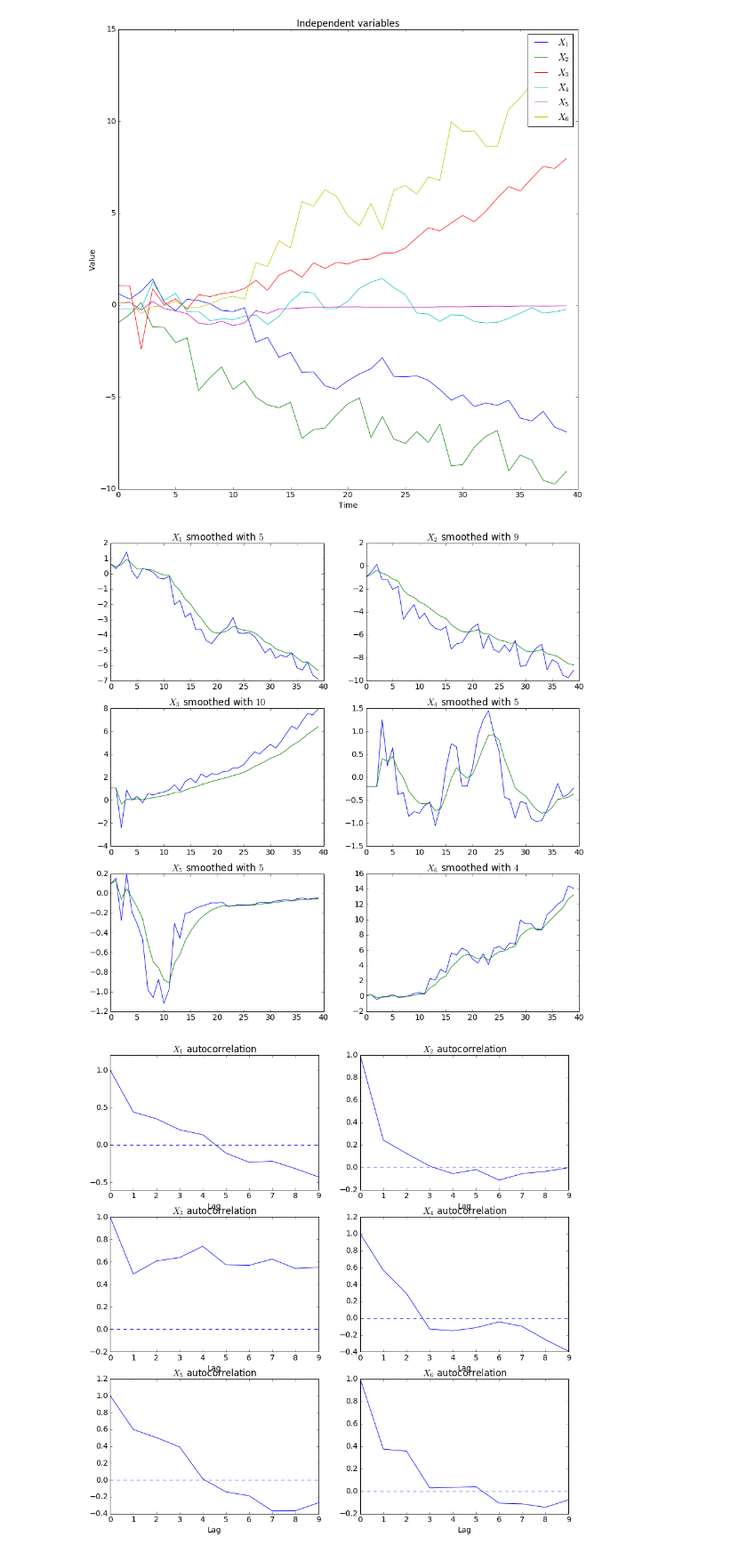
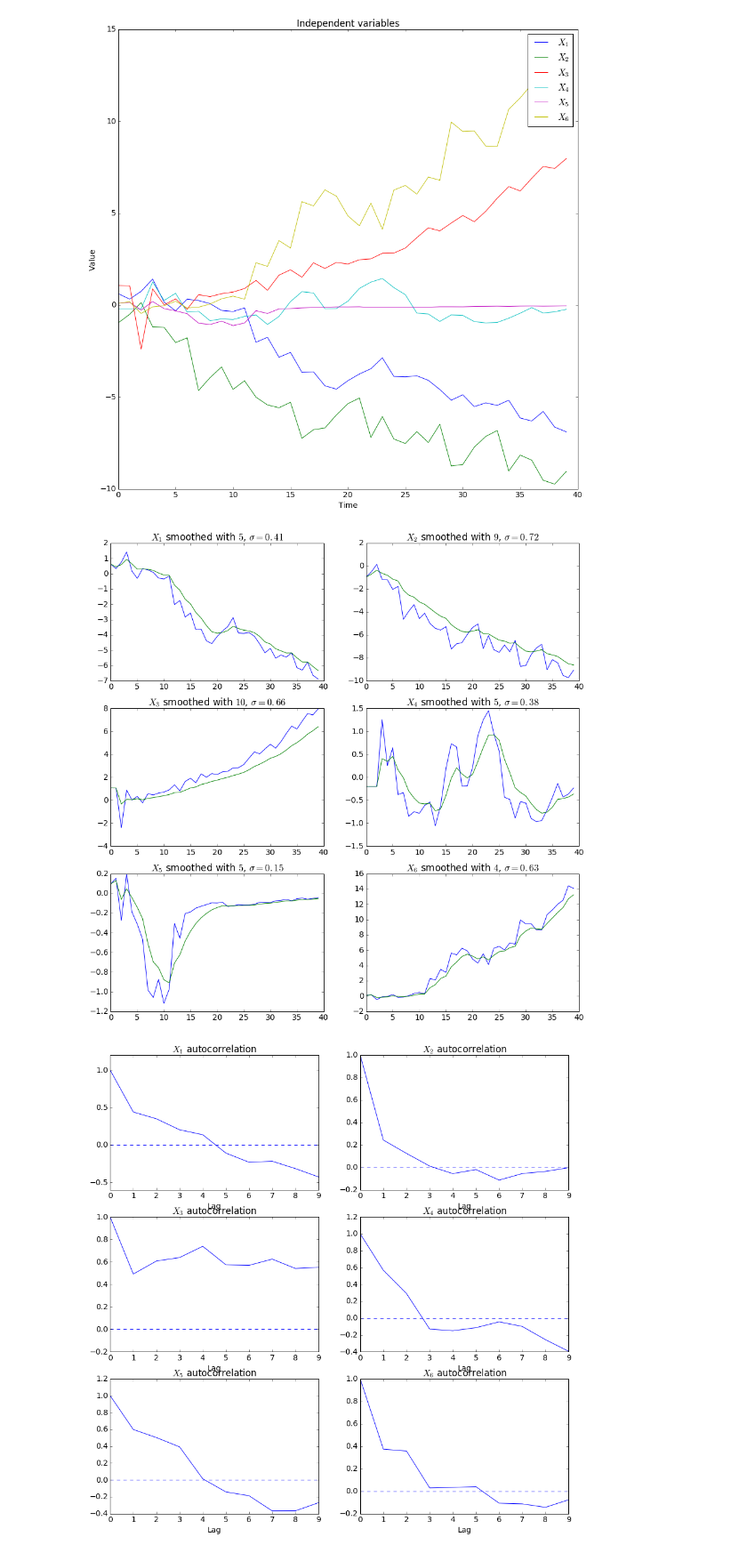
Before and after one commit to definability/statistical-analysis, a Jupyter notebook: course/Notebook/Coursework2.ipynb, the cells around one changed output. Shown at 89% size. Cells and saved outputs as stored; diff of their text form; code cells hidden in the pictures.

Commit message:
Added data estimate (including errors estimate) plots

```diff
--- a/course/Notebook/Coursework2.ipynb
+++ b/course/Notebook/Coursework2.ipynb
@@ -35,13 +35,13 @@ plt.show()
 # %%
 for i, x in enumerate(XS):
     i += 1
     plt.subplot(320 + i)
-    plt.title(r'$X_{%d}$ smoothed with $%d$'%(i, x.span))
+    plt.title(r'$X_{%d}$ smoothed with $%d$, $\sigma=%2.2f$'%(i, x.span, x.trend_errors.std()))
     plt.plot(x.data)
     plt.plot(x.smoothed)
 plt.show()
 # %% [output]
-[figure, old version]
+[figure, new version]
 # %%
 for i, x in enumerate(XS):
     i += 1
```
Also changed, not shown: parts of 1 cell of this notebook.
